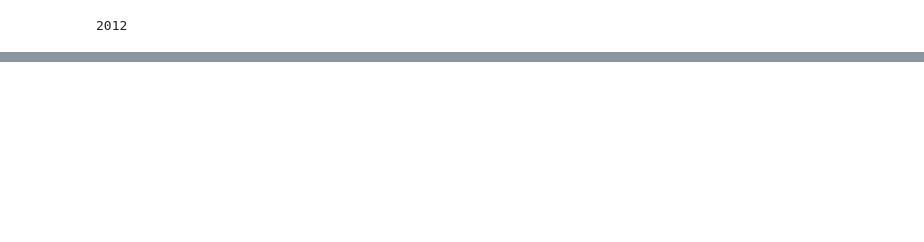
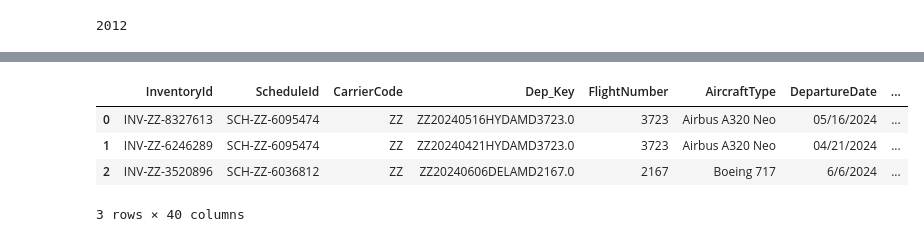
Before and after one commit to k3x9/Tinkering_Lab_Project, a Jupyter notebook: Backend/Untitled.ipynb, the cells around one changed output, grey strips where cells are left out. Cells and saved outputs as stored; diff of their text form; code cells hidden in the pictures; blank space fills up the shorter version.

```diff
--- a/Backend/Untitled.ipynb
+++ b/Backend/Untitled.ipynb
@@ -115,0 +115,8 @@ inv[inv['Dep_Key']=='ZZ20240406CCUHYD3723']
+# %%
+cancelled_flights
+# %% [output]
+|  | InventoryId | ScheduleId | CarrierCode | Dep_Key | FlightNumber | AircraftType | DepartureDate | ... |
+| 0 | INV-ZZ-8327613 | SCH-ZZ-6095474 | ZZ | ZZ20240516HYDAMD3723.0 | 3723 | Airbus A320 Neo | 05/16/2024 | ... |
+| 1 | INV-ZZ-6246289 | SCH-ZZ-6095474 | ZZ | ZZ20240421HYDAMD3723.0 | 3723 | Airbus A320 Neo | 04/21/2024 | ... |
+| 2 | INV-ZZ-3520896 | SCH-ZZ-6036812 | ZZ | ZZ20240606DELAMD2167.0 | 2167 | Boeing 717 | 6/6/2024 | ... |
+3 rows × 40 columns
```
Also changed, not shown: parts of 26 cells of this notebook, 5 other files.
